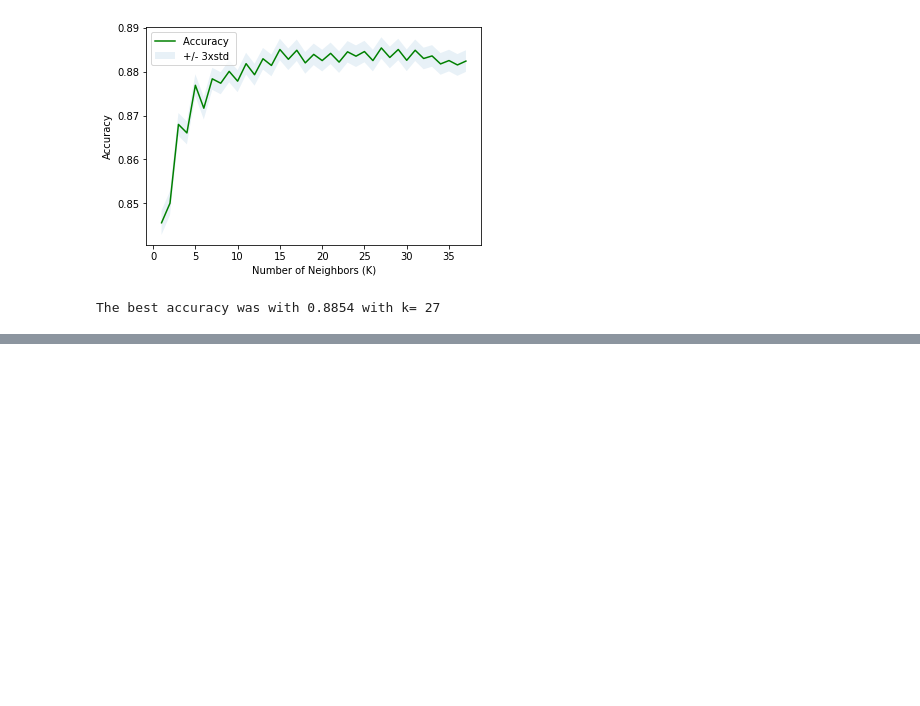
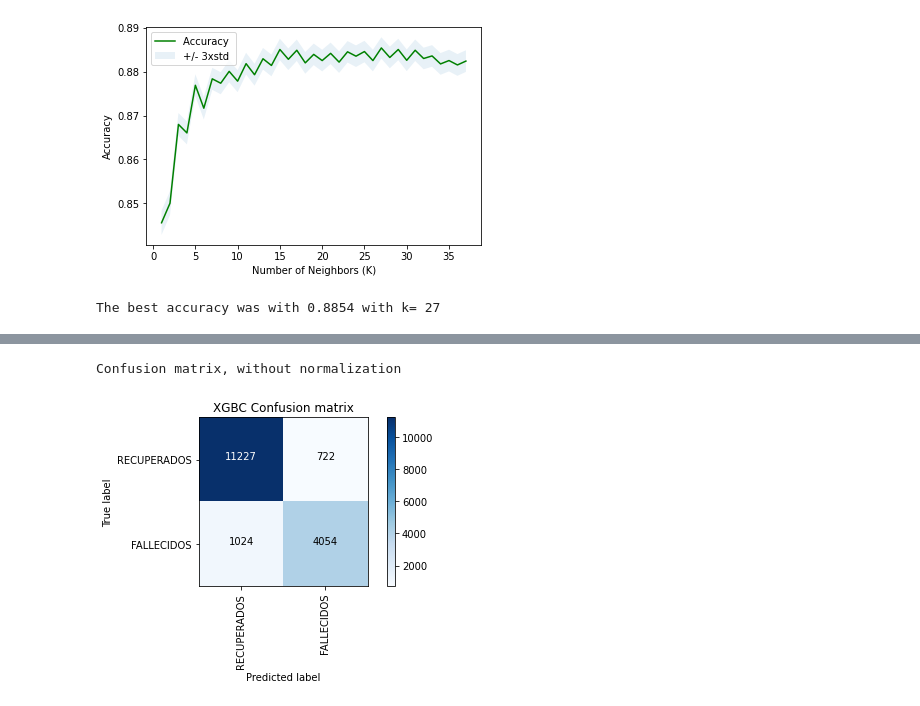
Before and after one commit to maria-luisa-gomez/covid-death-rate-prediction, a Jupyter notebook: notebooks/Modelling_semibalanced_biclass_all.ipynb, the cells around one changed output, grey strips where cells are left out. Drawn from its saved outputs; the diff is of its cells as text; code cells hidden in the pictures; blank space fills up the shorter version.

```diff
--- a/notebooks/Modelling_semibalanced_biclass_all.ipynb
+++ b/notebooks/Modelling_semibalanced_biclass_all.ipynb
@@ -643,0 +619,3 @@ Class_Recall_results = {'Logistic Regression':round(LR_dict['0']['recall'], 4),
+# %%
+xg_class = xgb.XGBClassifier()
+xg_class.fit(X_train, y_train)
@@ -643,0 +632,25 @@ Class_Recall_results = {'Logistic Regression':round(LR_dict['0']['recall'], 4),
+# %%
+y_pred = xg_class.predict(X_test)
+y_pred_train = xg_class.predict(X_train)
+
+xg_class_j_score = jaccard_score(y_test, y_pred)
+xg_class_j_score_train = jaccard_score(y_train, y_pred_train)
+
+xg_class_f_score = f1_score(y_test, y_pred, average='weighted')
+xg_class_f_score_train = f1_score(y_train, y_pred_train, average='weighted')
+
+
+xg_class_class_report = classification_report(y_test, y_pred)
+xg_class_class_report_train = classification_report(y_train, y_pred_train)
+
+
+xg_class_dict = classification_report(y_test, y_pred, output_dict=True)
+# confusion matrix
+cnf_matrix = confusion_matrix(y_test, y_pred, labels=[0,1])
+np.set_printoptions(precision=2)
+# Plot non-normalized confusion matrix
+plt.figure()
+plot_confusion_matrix(cnf_matrix, classes=['RECUPERADOS','FALLECIDOS'],normalize=False,  title='XGBC Confusion matrix')
+# %% [output]
+Confusion matrix, without normalization
+[figure, added]
```
Also changed, not shown: parts of 39 cells of this notebook, 1 other file.
